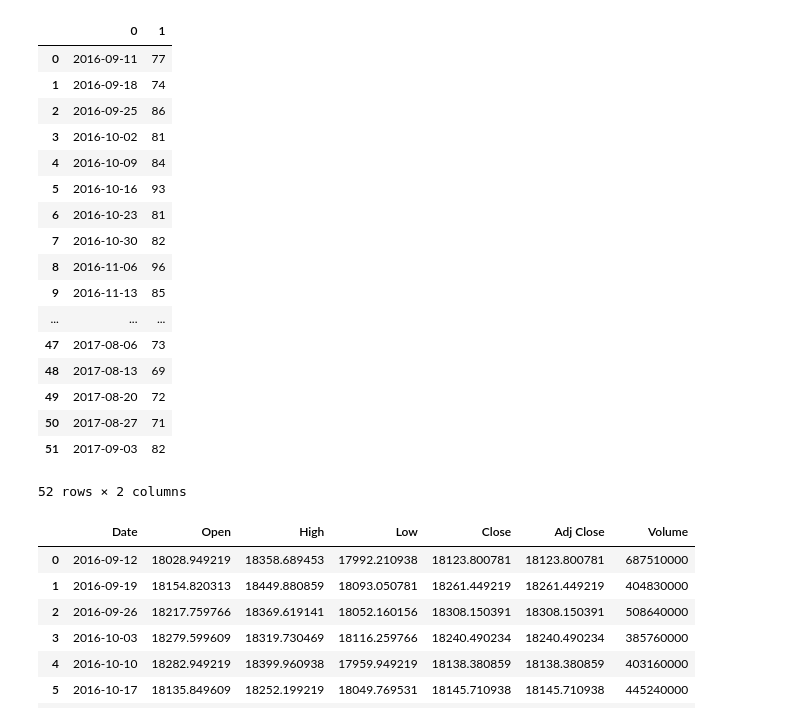
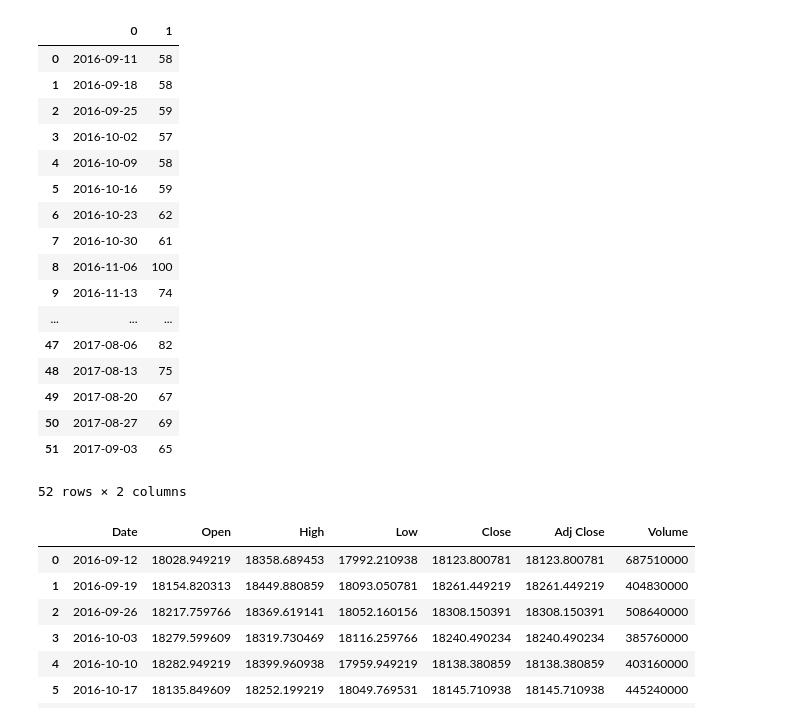
Before and after one commit to mihirk11/stock-trends, a Jupyter notebook: POC.ipynb, the cells around one changed output. Cells and saved outputs as stored; diff of their text form; code cells hidden in the pictures.

```diff
--- a/POC.ipynb
+++ b/POC.ipynb
@@ -1,26 +1,26 @@
 # %%
 import pandas
 # %%
-debt = pandas.read_csv("debt.csv", header= None)
+debt = pandas.read_csv("stock.csv", header= None)
 debt
 # %% [output]
 |  | 0 | 1 |
-| 0 | 2016-09-11 | 77 |
-| 1 | 2016-09-18 | 74 |
-| 2 | 2016-09-25 | 86 |
-| 3 | 2016-10-02 | 81 |
-| 4 | 2016-10-09 | 84 |
-| 5 | 2016-10-16 | 93 |
-| 6 | 2016-10-23 | 81 |
-| 7 | 2016-10-30 | 82 |
-| 8 | 2016-11-06 | 96 |
-| 9 | 2016-11-13 | 85 |
+| 0 | 2016-09-11 | 58 |
+| 1 | 2016-09-18 | 58 |
+| 2 | 2016-09-25 | 59 |
+| 3 | 2016-10-02 | 57 |
+| 4 | 2016-10-09 | 58 |
+| 5 | 2016-10-16 | 59 |
+| 6 | 2016-10-23 | 62 |
+| 7 | 2016-10-30 | 61 |
+| 8 | 2016-11-06 | 100 |
+| 9 | 2016-11-13 | 74 |
 | ... | ... | ... |
-| 47 | 2017-08-06 | 73 |
-| 48 | 2017-08-13 | 69 |
-| 49 | 2017-08-20 | 72 |
-| 50 | 2017-08-27 | 71 |
-| 51 | 2017-09-03 | 82 |
+| 47 | 2017-08-06 | 82 |
+| 48 | 2017-08-13 | 75 |
+| 49 | 2017-08-20 | 67 |
+| 50 | 2017-08-27 | 69 |
+| 51 | 2017-09-03 | 65 |
 52 rows × 2 columns
 # %%
 dji = pandas.read_csv("DJI.csv")
```
Also changed, not shown: parts of 6 cells of this notebook, 3 other files.
